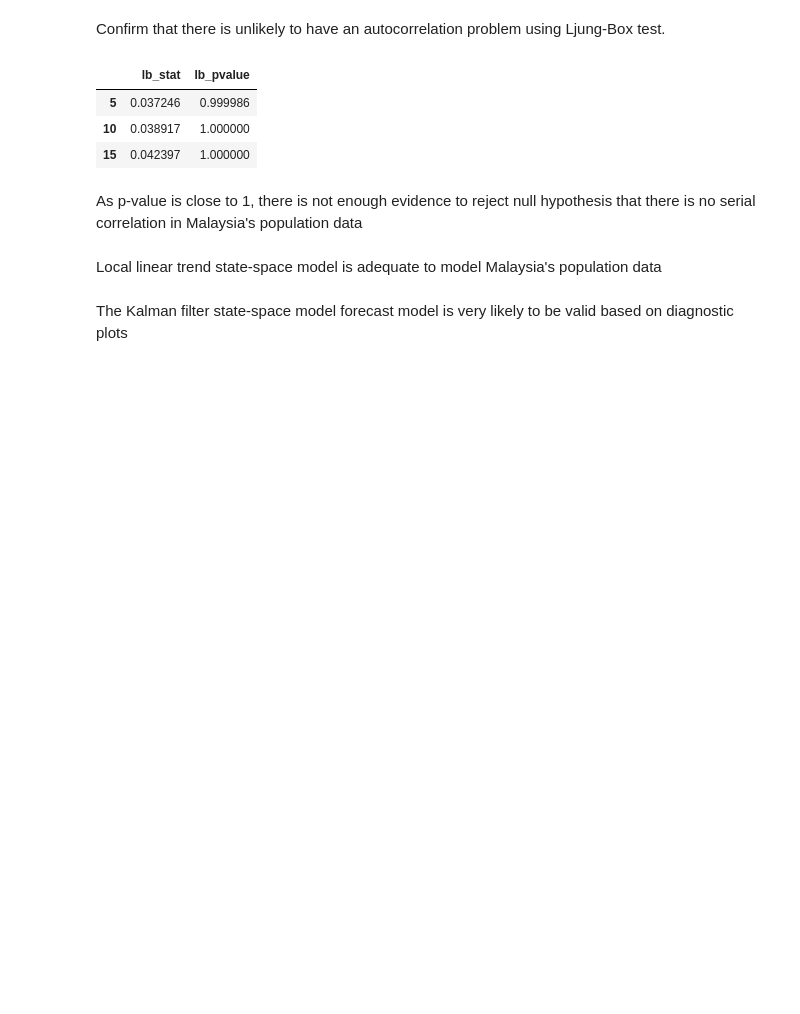
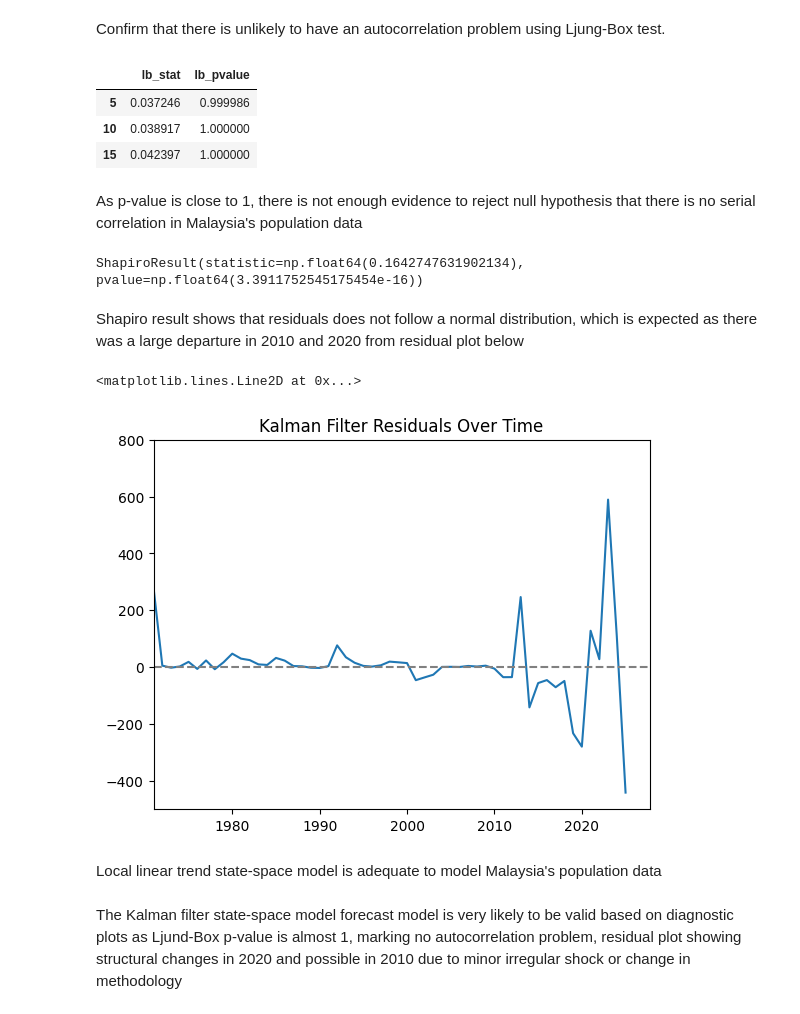
Before and after one commit to JSik01/population_malaysia_data_analysis, a Jupyter notebook: timeseries_malaysia_data/population_malaysia_time_series_kalman_filter.ipynb, the cells around one changed output. Drawn from its saved outputs; the diff is of its cells as text; code cells hidden in the pictures; blank space fills up the shorter version.

```diff
--- a/timeseries_malaysia_data/population_malaysia_time_series_kalman_filter.ipynb
+++ b/timeseries_malaysia_data/population_malaysia_time_series_kalman_filter.ipynb
@@ -164,7 +165,24 @@ acorr_ljungbox(result.resid, lags=[5, 10, 15], return_df=True)
 | 15 | 0.042397 | 1.000000 |
 # %% [markdown]
 As p-value is close to 1, there is not enough evidence to reject null hypothesis that there is no serial correlation in Malaysia's population data
+# %%
+from scipy.stats import shapiro
+
+shapiro(result.resid)
+# %% [output]
+ShapiroResult(statistic=np.float64(0.1642747631902134), pvalue=np.float64(3.3911752545175454e-16))
+# %% [markdown]
+Shapiro result shows that residuals does not follow a normal distribution, which is expected as there was a large departure in 2010 and 2020 from residual plot below
+# %%
+plt.plot(result.resid)
+plt.title("Kalman Filter Residuals Over Time")
+plt.xlim(365,)
+plt.ylim(-500,800)
+plt.axhline(y = 0, linestyle = "--", color="gray")
+# %% [output]
+<matplotlib.lines.Line2D at 0x...>
+[figure, added]
 # %% [markdown]
 Local linear trend state-space model is adequate to model Malaysia's population data
 # %% [markdown]
-The Kalman filter state-space model forecast model is very likely to be valid based on diagnostic plots
+The Kalman filter state-space model forecast model is very likely to be valid based on diagnostic plots as Ljund-Box p-value is almost 1, marking no autocorrelation problem, residual plot showing structural changes in 2020 and possible in 2010 due to minor irregular shock or change in methodology
```
Also changed, not shown: parts of 4 cells of this notebook, 2 other files.
